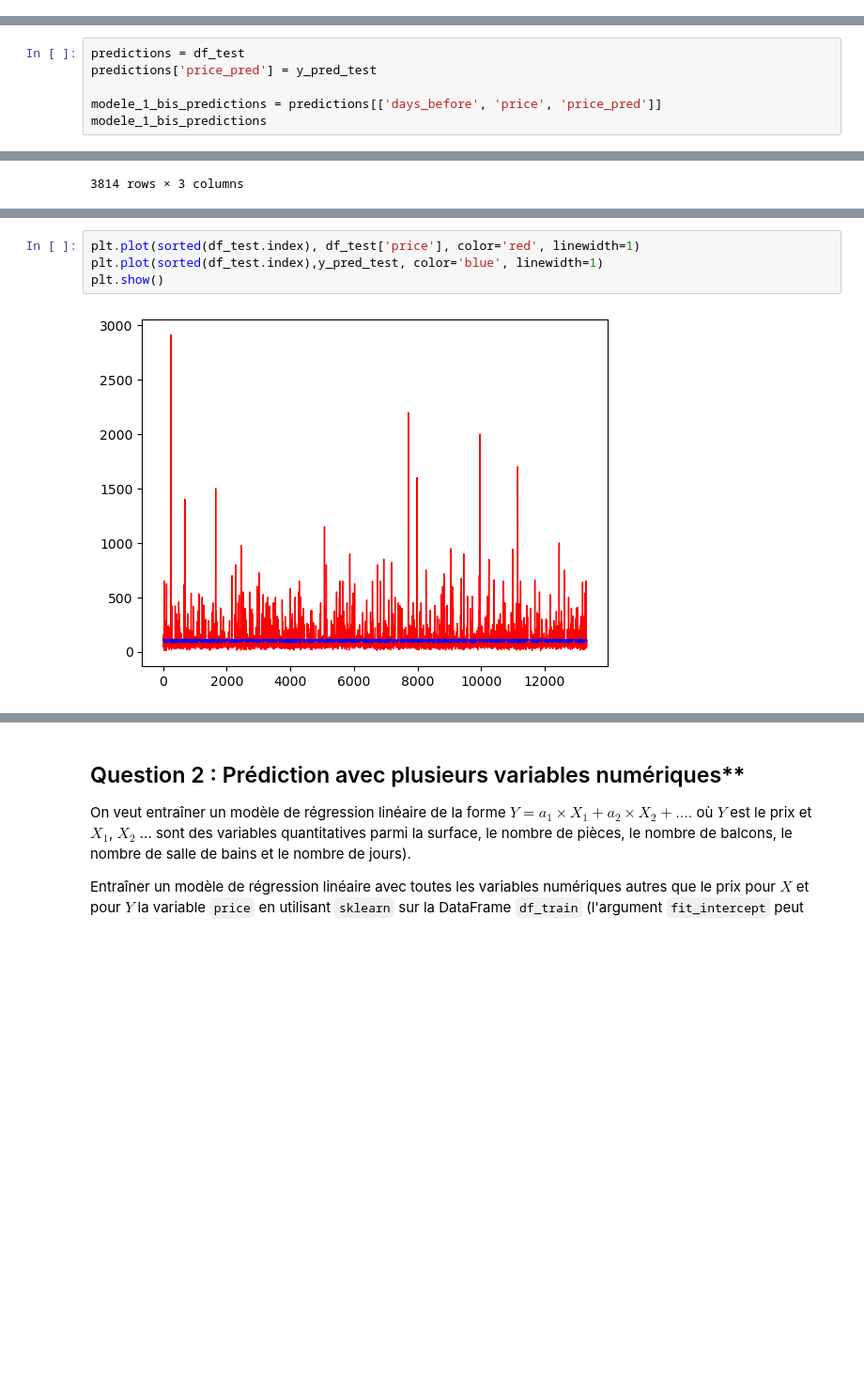
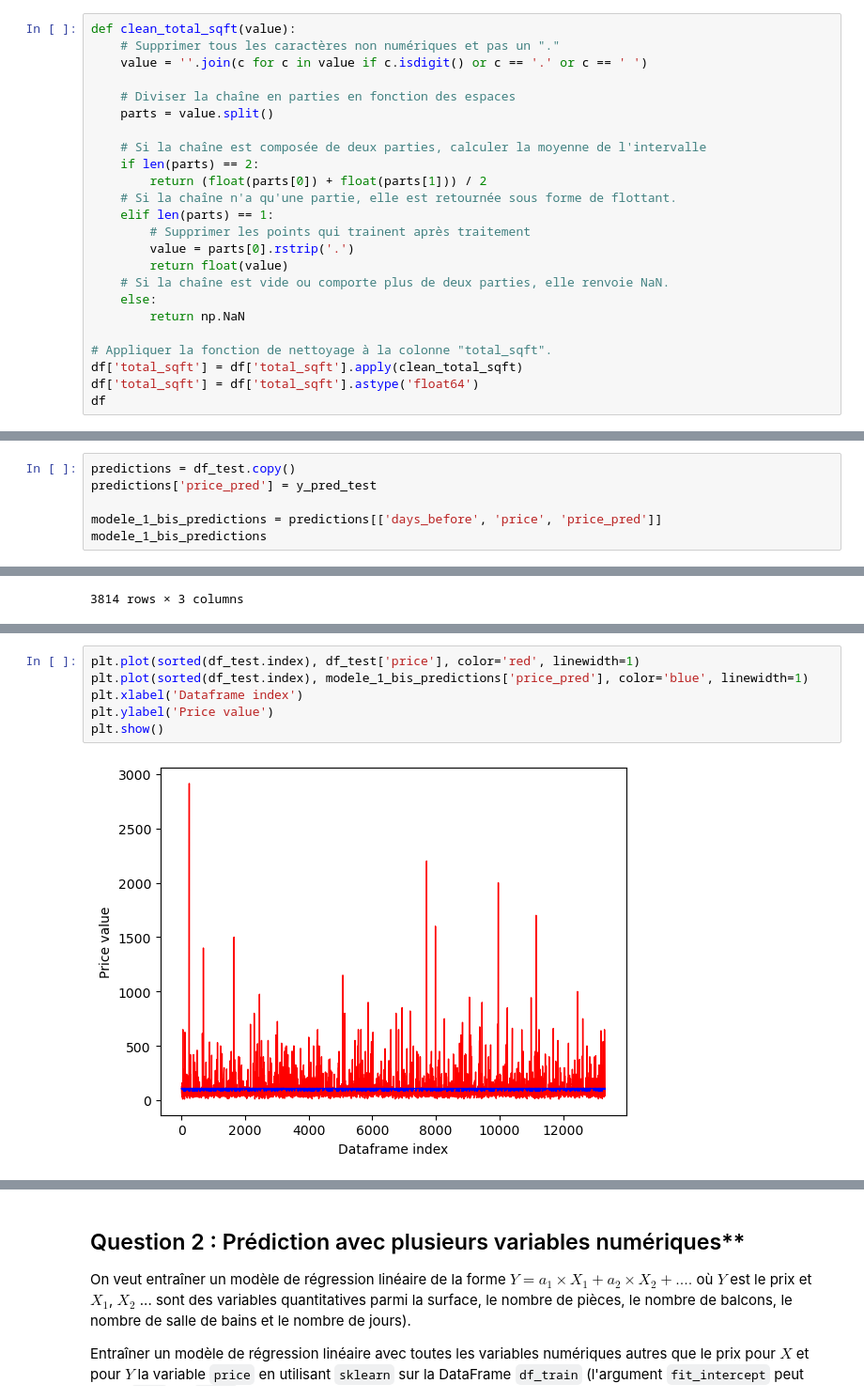
Before and after one commit to MateoDubernet/data-science-project-2, a Jupyter notebook: projet.ipynb, the cells around one changed output, grey strips where cells are left out. Shown at 94% size. Cells and saved outputs as stored; diff of their text form; blank space fills up the shorter version.

```diff
--- a/projet.ipynb
+++ b/projet.ipynb
@@ -87,0 +76,24 @@ df
+# %%
+def clean_total_sqft(value):
+    # Supprimer tous les caractères non numériques et pas un "."
+    value = ''.join(c for c in value if c.isdigit() or c == '.' or c == ' ')
+
+    # Diviser la chaîne en parties en fonction des espaces
+    parts = value.split()
+
+    # Si la chaîne est composée de deux parties, calculer la moyenne de l'intervalle
+    if len(parts) == 2:
+        return (float(parts[0]) + float(parts[1])) / 2
+    # Si la chaîne n'a qu'une partie, elle est retournée sous forme de flottant.
+    elif len(parts) == 1:
+        # Supprimer les points qui trainent après traitement
+        value = parts[0].rstrip('.')
+        return float(value)
+    # Si la chaîne est vide ou comporte plus de deux parties, elle renvoie NaN.
+    else:
+        return np.NaN
+
+# Appliquer la fonction de nettoyage à la colonne "total_sqft".
+df['total_sqft'] = df['total_sqft'].apply(clean_total_sqft)
+df['total_sqft'] = df['total_sqft'].astype('float64')
+df
@@ -594,7 +657,7 @@ X_test = df_test[['days_before']]
 
 y_pred_test = model.predict(X_test)
 # %%
-predictions = df_test
+predictions = df_test.copy()
 predictions['price_pred'] = y_pred_test
 
 modele_1_bis_predictions = predictions[['days_before', 'price', 'price_pred']]
@@ -616,6 +743,8 @@ modele_1_bis_predictions
 # %%
 plt.plot(sorted(df_test.index), df_test['price'], color='red', linewidth=1)
-plt.plot(sorted(df_test.index),y_pred_test, color='blue', linewidth=1)
+plt.plot(sorted(df_test.index), modele_1_bis_predictions['price_pred'], color='blue', linewidth=1)
+plt.xlabel('Dataframe index')
+plt.ylabel('Price value')
 plt.show()
 # %% [output]
-[figure, old version]
+[figure, new version]
```
Also changed, not shown: parts of 116 cells of this notebook.
